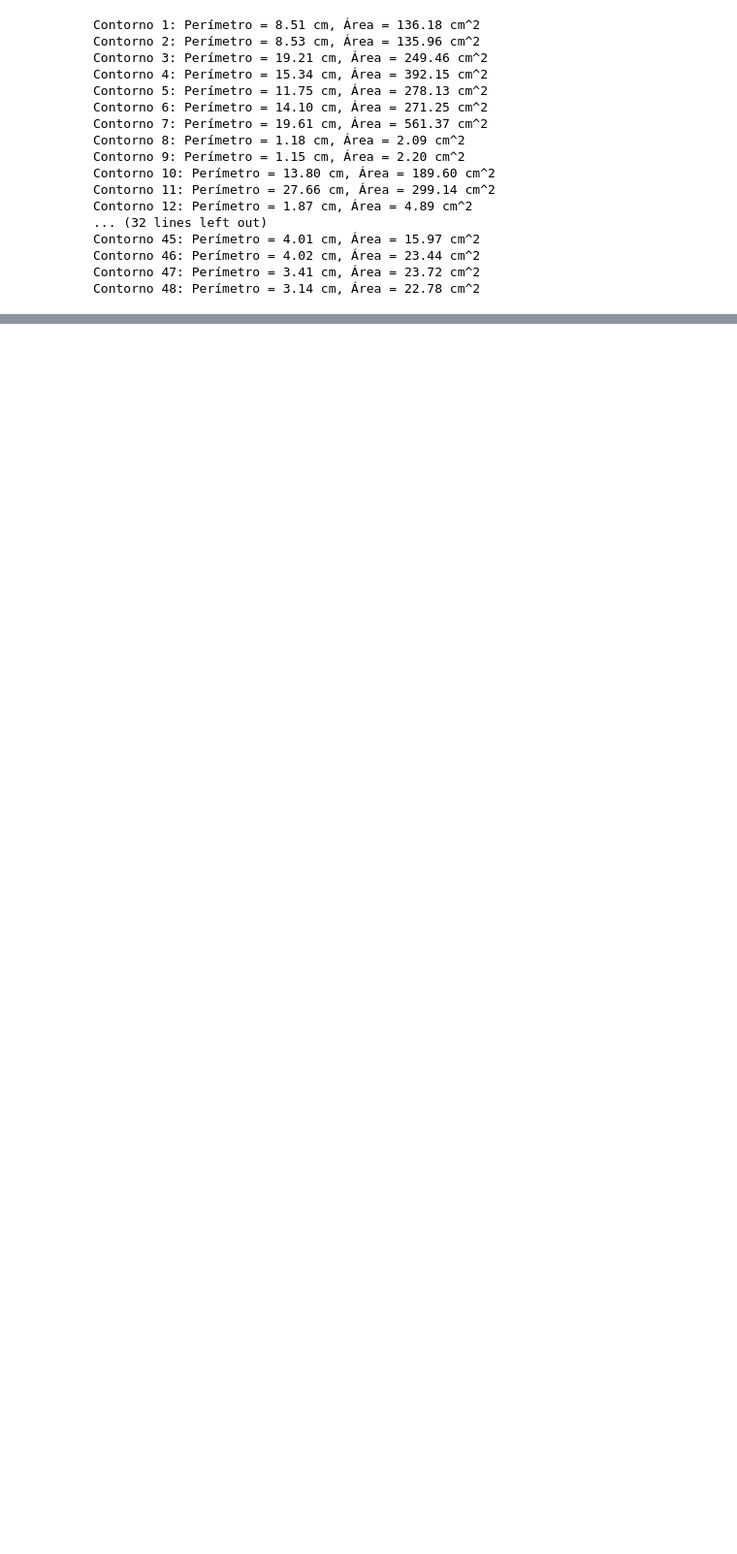
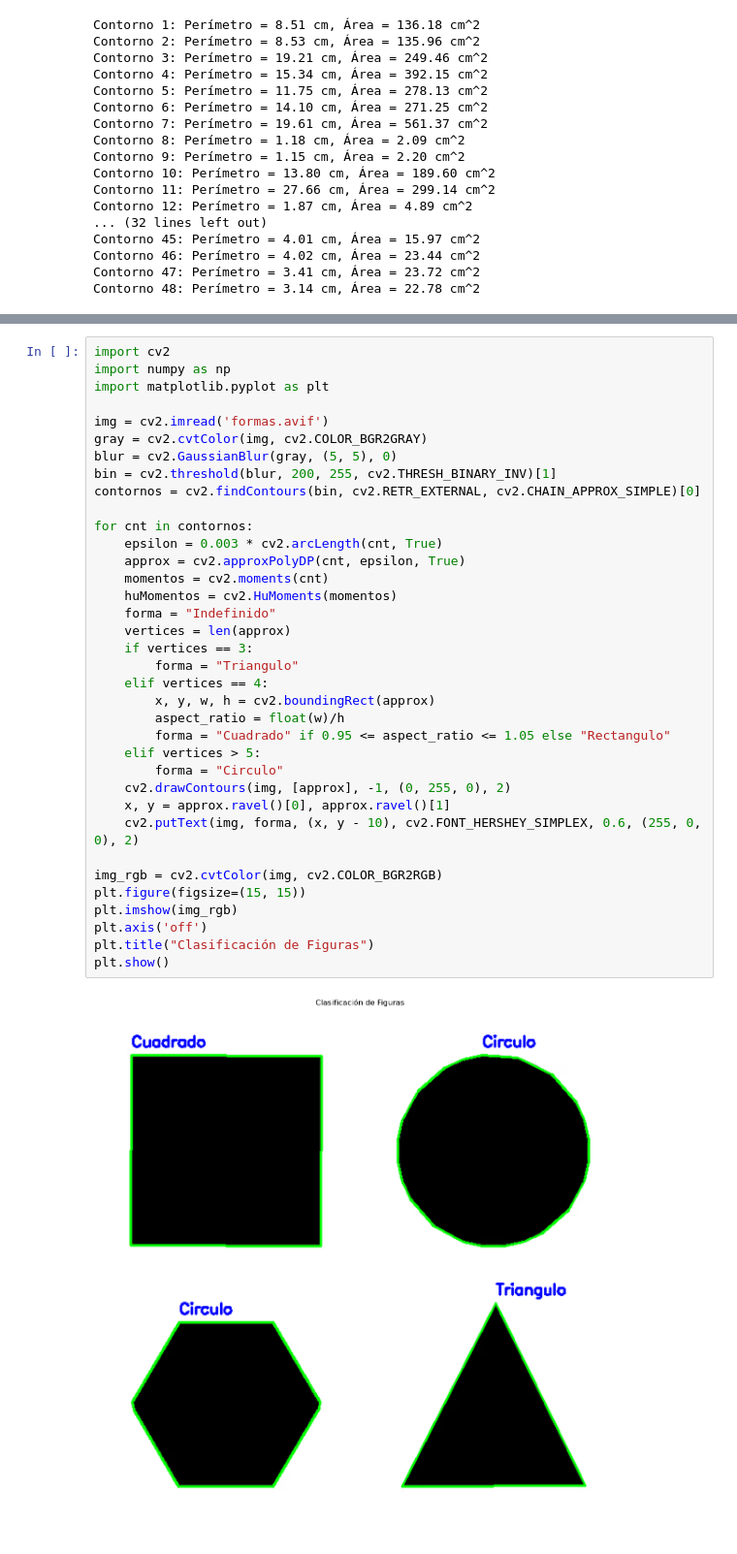
Before and after one commit to LEDJAM3/PDI, a Jupyter notebook: Laboratorio.ipynb, the cells around one changed output, grey strips where cells are left out. Shown at 97% size. Saved outputs shown, nothing was run; the diff lists cells and outputs as text; blank space fills up the shorter version.

```diff
--- a/Laboratorio.ipynb
+++ b/Laboratorio.ipynb
@@ -166,0 +172,38 @@ plt.show()
+# %%
+import cv2
+import numpy as np
+import matplotlib.pyplot as plt
+
+img = cv2.imread('formas.avif')
+gray = cv2.cvtColor(img, cv2.COLOR_BGR2GRAY)
+blur = cv2.GaussianBlur(gray, (5, 5), 0)
+bin = cv2.threshold(blur, 200, 255, cv2.THRESH_BINARY_INV)[1]
+contornos = cv2.findContours(bin, cv2.RETR_EXTERNAL, cv2.CHAIN_APPROX_SIMPLE)[0]
+
+for cnt in contornos:
+    epsilon = 0.003 * cv2.arcLength(cnt, True)
+    approx = cv2.approxPolyDP(cnt, epsilon, True)
+    momentos = cv2.moments(cnt)
+    huMomentos = cv2.HuMoments(momentos)
+    forma = "Indefinido"
+    vertices = len(approx)
+    if vertices == 3:
+        forma = "Triangulo"
+    elif vertices == 4:
+        x, y, w, h = cv2.boundingRect(approx)
+        aspect_ratio = float(w)/h
+        forma = "Cuadrado" if 0.95 <= aspect_ratio <= 1.05 else "Rectangulo"
+    elif vertices > 5:
+        forma = "Circulo"
+    cv2.drawContours(img, [approx], -1, (0, 255, 0), 2)
+    x, y = approx.ravel()[0], approx.ravel()[1]
+    cv2.putText(img, forma, (x, y - 10), cv2.FONT_HERSHEY_SIMPLEX, 0.6, (255, 0, 0), 2)
+
+img_rgb = cv2.cvtColor(img, cv2.COLOR_BGR2RGB)
+plt.figure(figsize=(15, 15))
+plt.imshow(img_rgb)
+plt.axis('off')
+plt.title("Clasificación de Figuras")
+plt.show()
+# %% [output]
+[figure, added]
```
Also changed, not shown: parts of 1 cell of this notebook, 1 other file.
